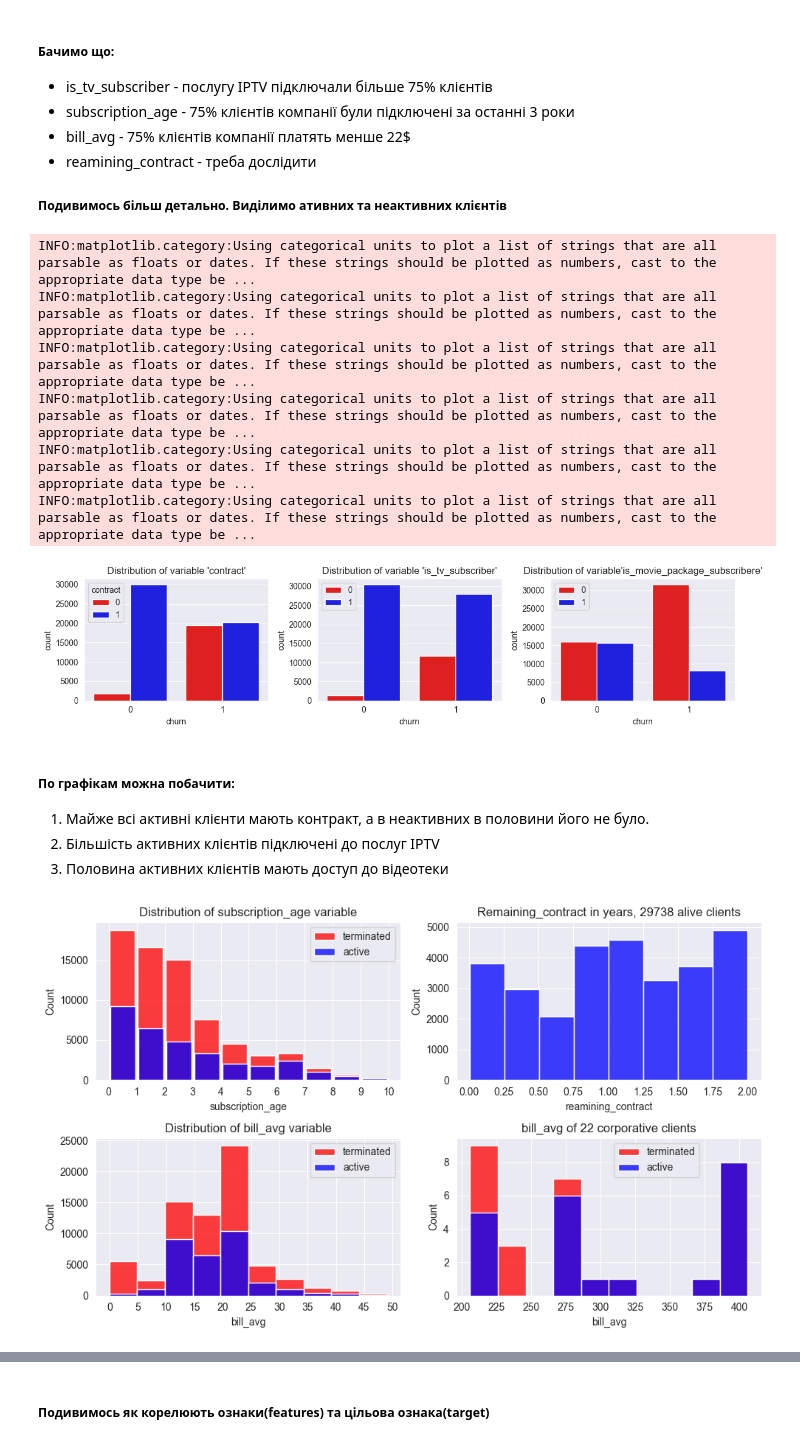
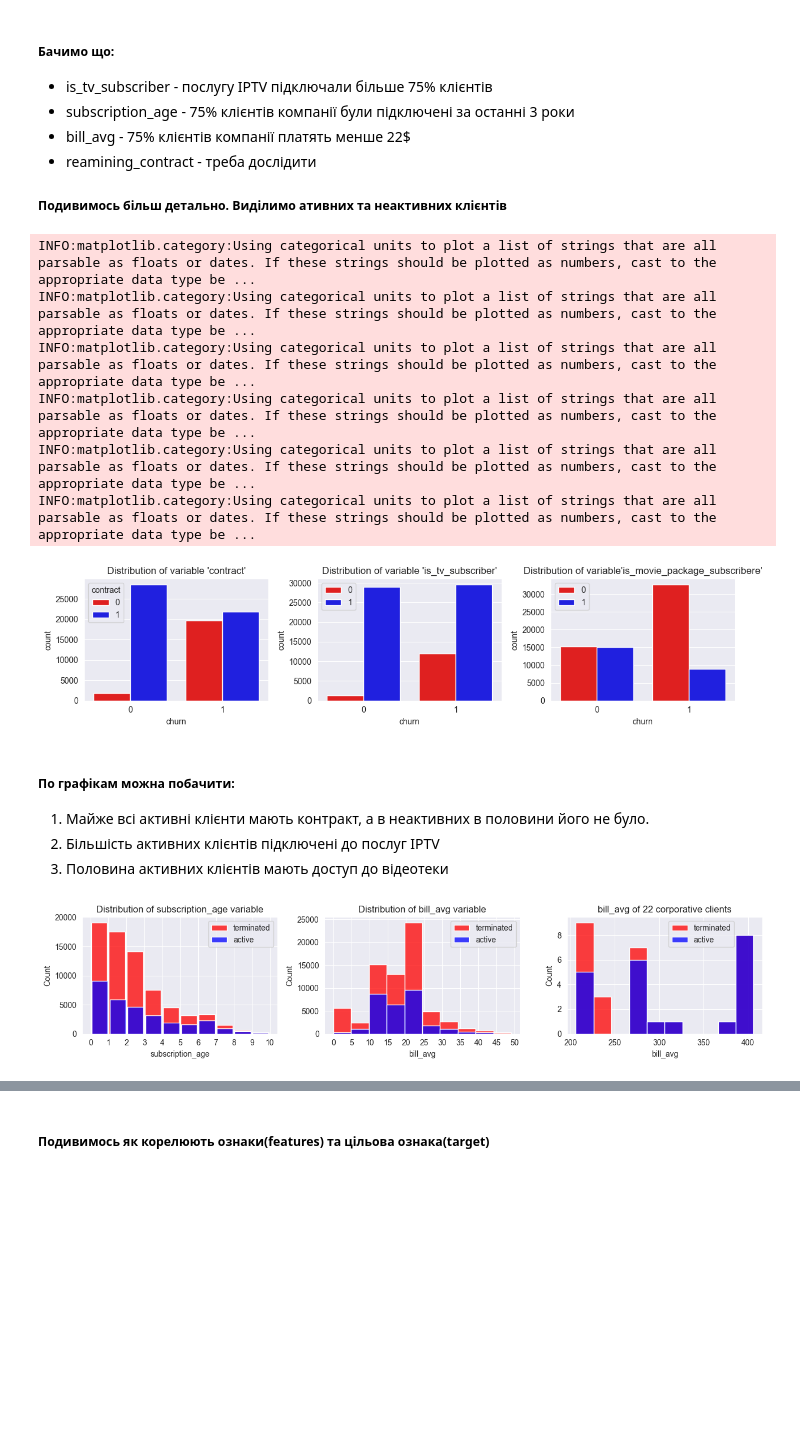
Before and after one commit to serzhu/DS_final_project, a Jupyter notebook: notebooks/internet_service_churn_Serhii.ipynb, the cells around one changed output, grey strips where cells are left out. Saved outputs shown, nothing was run; the diff lists cells and outputs as text; code cells hidden in the pictures; blank space fills up the shorter version.

```diff
--- a/notebooks/internet_service_churn_Serhii.ipynb
+++ b/notebooks/internet_service_churn_Serhii.ipynb
@@ -51,4 +47,5 @@ df_orig
 # %%
-df_final_test = df_orig.loc[:500,:].copy()
+df_final_test = df_orig.sample(n=100, random_state=42)
+df = df_orig.drop(df_final_test.index)
+
 df_final_test.to_csv(data_folder / 'test_internet_service_churn.csv', index=False)
-df = df_orig.loc[500:,:].copy()
@@ -113,0 +132,3 @@ dtype: int64
+# %%
+cond = (df['reamining_contract']>=0)&(df['reamining_contract']<0.1)&(df['churn']==0)
+df[cond]['id'].count()
@@ -114 +141,3 @@ dtype: int64
+# %%
+df.loc[cond, 'churn'] = 1
 # %% [markdown]
@@ -220,42 +252,37 @@ INFO:matplotlib.category:Using categorical units to plot a list of strings that
 INFO:matplotlib.category:Using categorical units to plot a list of strings that are all parsable as floats or dates. If these strings should be plotted as numbers, cast to the appropriate data type be ...
 INFO:matplotlib.category:Using categorical units to plot a list of strings that are all parsable as floats or dates. If these strings should be plotted as numbers, cast to the appropriate data type be ...
 INFO:matplotlib.category:Using categorical units to plot a list of strings that are all parsable as floats or dates. If these strings should be plotted as numbers, cast to the appropriate data type be ...
-[figure, old version]
+[figure, new version]
 # %% [markdown]
 ##### По графікам можна побачити:
 1. Майже всі активні клієнти мають контракт, а в неактивних в половини його не було.
 2. Більшість активних клієнтів підключені до послуг IPTV
 3. Половина активних клієнтів мають доступ до відеотеки
 # %%
-fig, axs = plt.subplots(2, 2, figsize=(10, 6))
+fig, axs = plt.subplots(1, 3, figsize=(13, 3))
 
-sns.histplot(df[df['subscription_age']<10]['subscription_age'], bins=10, color='r', ax=axs[0, 0], shrink=0.9, label='terminated')
-sns.histplot(alive[alive['subscription_age']<10]['subscription_age'], bins=10, color='b', ax=axs[0, 0], shrink=0.9, label='active')
-axs[0, 0].set_xticks(np.arange(0, 11, 1))
-axs[0, 0].set_title("Distribution of subscription_age variable")
-axs[0, 0].legend(loc="upper right")
+sns.histplot(df[df['subscription_age']<10]['subscription_age'], bins=10, color='r', ax=axs[0], shrink=0.9, label='terminated')
+sns.histplot(alive[alive['subscription_age']<10]['subscription_age'], bins=10, color='b', ax=axs[0], shrink=0.9, label='active')
+axs[0].set_xticks(np.arange(0, 11, 1))
+axs[0].set_title("Distribution of subscription_age variable")
+axs[0].legend(loc="upper right")
 
-
-reamining_contract = alive[(alive['reamining_contract']>0)&(alive['reamining_contract']<=2)]['reamining_contract']
-sns.histplot(reamining_contract ,bins=8, color='b', ax=axs[0, 1])
-axs[0, 1].set_title(f"Remaining_contract in years, {len(reamining_contract)} alive clients")
-
-sns.histplot(df[df['bill_avg'] < 50]['bill_avg'], bins=10, color='r', ax=axs[1, 0], label='terminated')
-sns.histplot(alive[alive['bill_avg'] < 50]['bill_avg'], bins=10, color='b', ax=axs[1, 0], label='active')
-axs[1, 0].set_xticks(np.arange(0, 51, 5))
-axs[1, 0].set_title("Distribution of bill_avg variable")
-axs[1, 0].legend(loc="upper right")
+sns.histplot(df[df['bill_avg'] < 50]['bill_avg'], bins=10, color='r', ax=axs[1], label='terminated')
+sns.histplot(alive[alive['bill_avg'] < 50]['bill_avg'], bins=10, color='b', ax=axs[1], label='active')
+axs[1].set_xticks(np.arange(0, 51, 5))
+axs[1].set_title("Distribution of bill_avg variable")
+axs[1].legend(loc="upper right")
 
 
 corp_client = len(alive[alive['bill_avg'] >= 200]['bill_avg'])
-sns.histplot(df[df['bill_avg'] >= 200]['bill_avg'], bins=10, color='r', ax=axs[1, 1], label='terminated')
-sns.histplot(alive[alive['bill_avg'] >= 200]['bill_avg'], bins=10, color='b', ax=axs[1, 1], label='active')
-axs[1, 1].set_title(f"bill_avg of {corp_client} corporative clients")
-axs[1, 1].legend(loc="best", bbox_to_anchor=(0.5, 0.5, 0.5, 0.5))
+sns.histplot(df[df['bill_avg'] >= 200]['bill_avg'], bins=10, color='r', ax=axs[2], label='terminated')
+sns.histplot(alive[alive['bill_avg'] >= 200]['bill_avg'], bins=10, color='b', ax=axs[2], label='active')
+axs[2].set_title(f"bill_avg of {corp_client} corporative clients")
+axs[2].legend(loc="best", bbox_to_anchor=(0.5, 0.5, 0.5, 0.5))
 
 plt.tight_layout()
 plt.show()
 # %% [output]
-[figure, old version]
+[figure, new version]
 # %% [markdown]
 ##### По графікам можна побачити:
```
Also changed, not shown: parts of 66 cells of this notebook, 10 other files.
